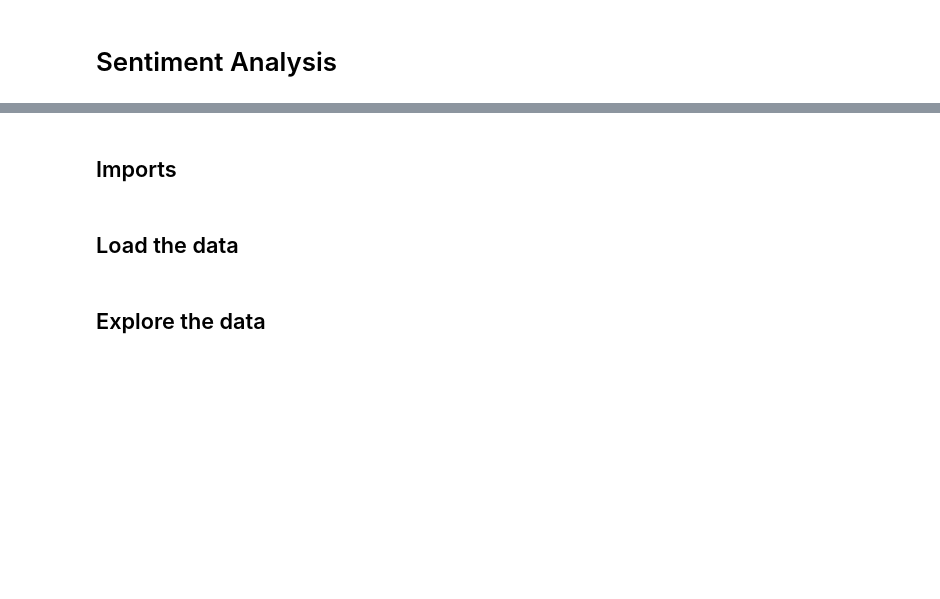
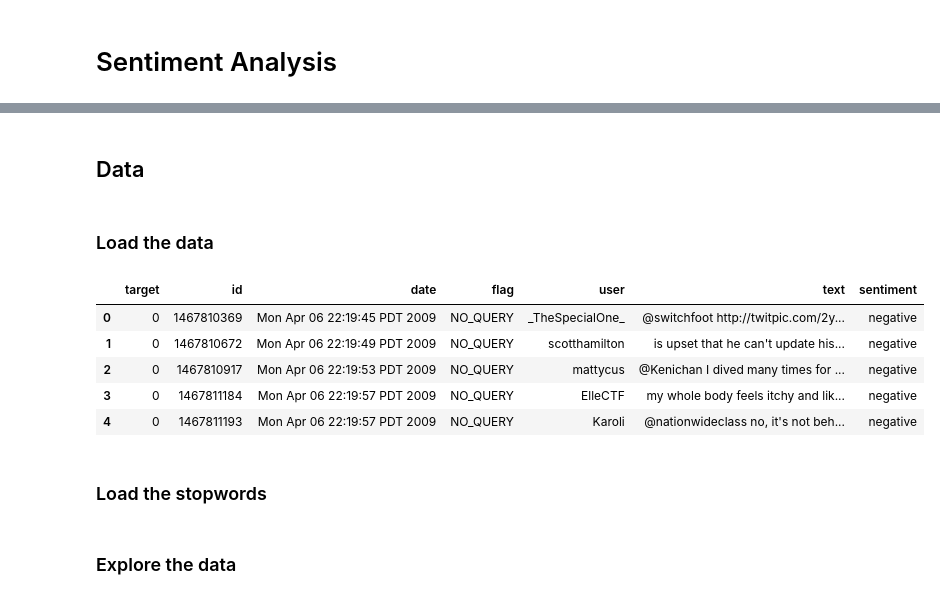
Before and after one commit to Tymec/movie-recommender, a Jupyter notebook: notebook.ipynb, the cells around one changed output, grey strips where cells are left out. Saved outputs shown, nothing was run; the diff lists cells and outputs as text; code cells hidden in the pictures; blank space fills up the shorter version.

```diff
--- a/notebook.ipynb
+++ b/notebook.ipynb
@@ -3,2 +43,2 @@
 # %% [markdown]
-## Imports
+## Data
@@ -14,2 +45,2 @@ import seaborn as sns
 # %% [markdown]
-## Load the data
+### Load the data
@@ -18,0 +47,32 @@ stopwords: set[str] = None  # TODO: load stopwords
+# %%
+# Load the data
+data = pd.read_csv(
+    SENTIMENT140_PATH,
+    encoding="ISO-8859-1",
+    names=[
+        "target",  # 0 = negative, 2 = neutral, 4 = positive
+        "id",  # The id of the tweet
+        "date",  # The date of the tweet
+        "flag",  # The query, NO_QUERY if not present
+        "user",  # The user that tweeted
+        "text",  # The text of the tweet
+    ],
+)
+
+# Ignore rows with neutral sentiment
+data = data[data["target"] != 2]
+
+# Map the sentiment values
+data["sentiment"] = data["target"].map({0: "negative", 4: "positive"})
+
+# Show the first few rows
+data.head()
+# %% [output]
+|  | target | id | date | flag | user | text | sentiment |
+| 0 | 0 | 1467810369 | Mon Apr 06 22:19:45 PDT 2009 | NO_QUERY | _TheSpecialOne_ | @switchfoot http://twitpic.com/2y... | negative |
+| 1 | 0 | 1467810672 | Mon Apr 06 22:19:49 PDT 2009 | NO_QUERY | scotthamilton | is upset that he can't update his... | negative |
+| 2 | 0 | 1467810917 | Mon Apr 06 22:19:53 PDT 2009 | NO_QUERY | mattycus | @Kenichan I dived many times for ... | negative |
+| 3 | 0 | 1467811184 | Mon Apr 06 22:19:57 PDT 2009 | NO_QUERY | ElleCTF | my whole body feels itchy and lik... | negative |
+| 4 | 0 | 1467811193 | Mon Apr 06 22:19:57 PDT 2009 | NO_QUERY | Karoli | @nationwideclass no, it's not beh... | negative |
+# %% [markdown]
+### Load the stopwords
@@ -19,5 +81,5 @@ stopwords: set[str] = None  # TODO: load stopwords
 # %% [markdown]
-## Explore the data
+### Explore the data
 # %%
 # Plot the distribution
 _, ax = plt.subplots(figsize=(6, 4))
```
Also changed, not shown: parts of 22 cells of this notebook.
